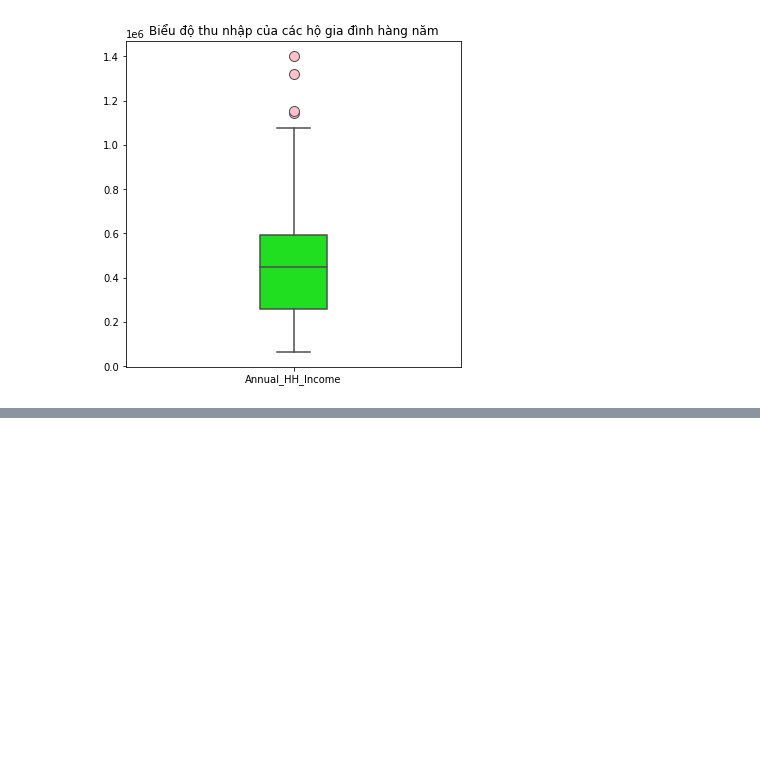
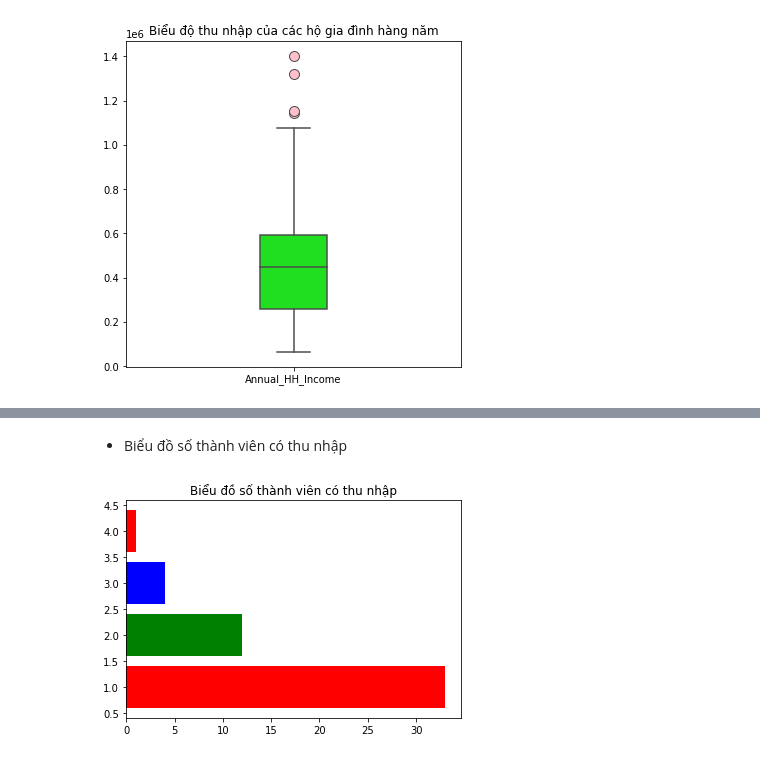
Before and after one commit to lmquann/DoAnPTDLPython2022, a Jupyter notebook: DOAN_ThongKeMoTa.ipynb, the cells around one changed output, grey strips where cells are left out. Cells and saved outputs as stored; diff of their text form; code cells hidden in the pictures; blank space fills up the shorter version.

```diff
--- a/DOAN_ThongKeMoTa.ipynb
+++ b/DOAN_ThongKeMoTa.ipynb
@@ -195,0 +211,6 @@ his("Annual_HH_Income", "Biểu độ thu nhập của các hộ gia đình hàn
+# %% [markdown]
++ Biểu đồ số thành viên có thu nhập
+# %%
+barplot("No_of_Earning_Members", "Biểu đồ số thành viên có thu nhập")
+# %% [output]
+[figure, added]
```
Also changed, not shown: parts of 40 cells of this notebook.
